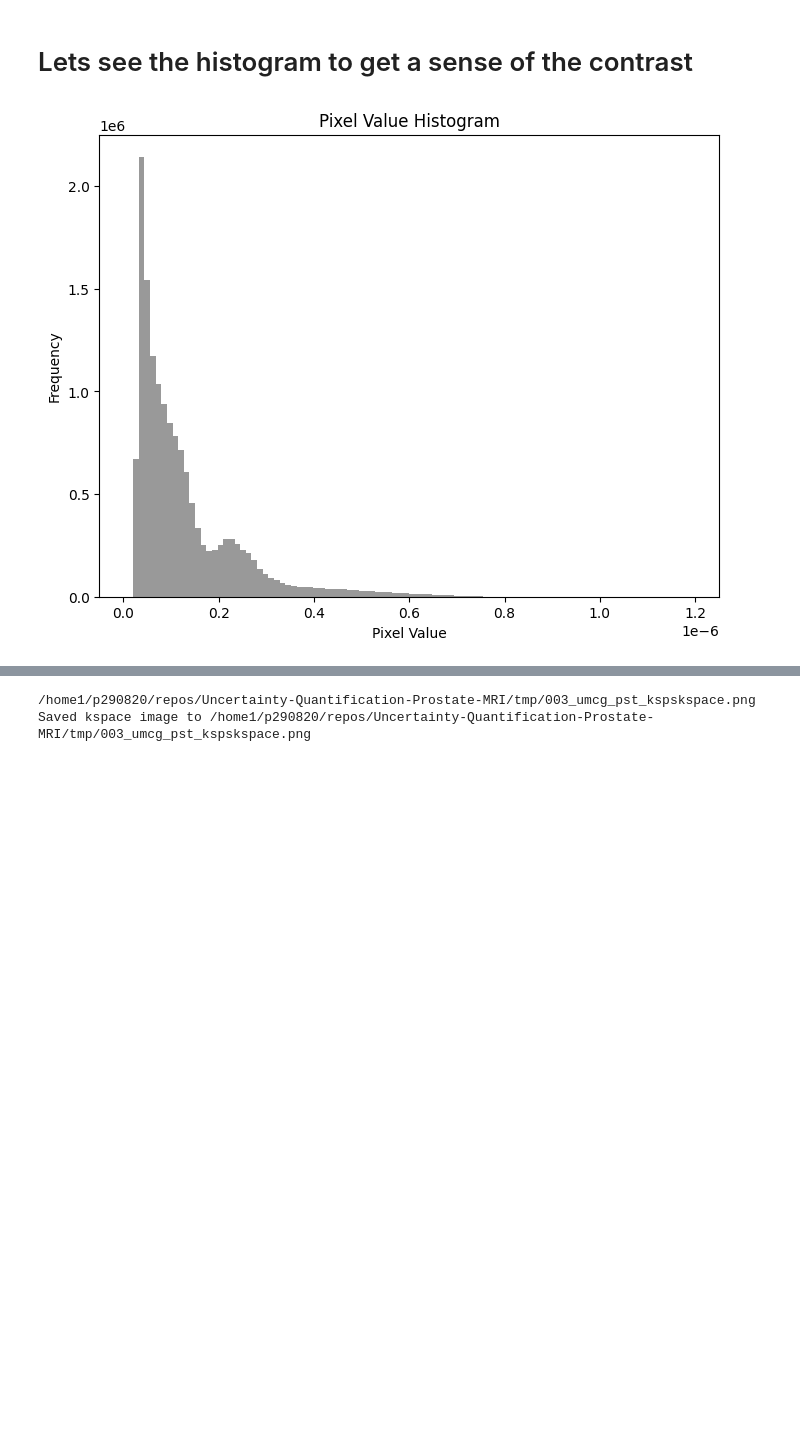
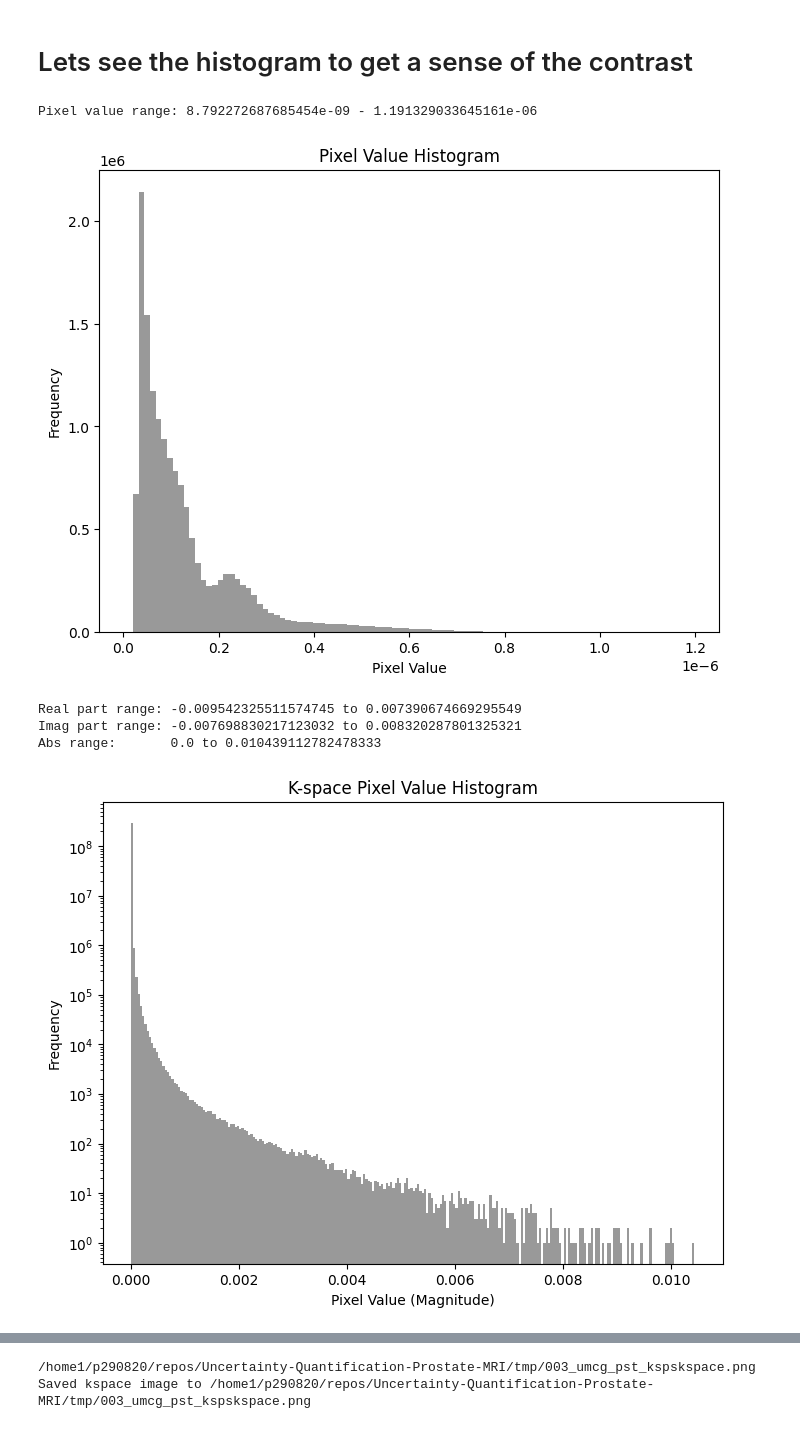
Before and after one commit to Quintin1995/Uncertainty-Quantification-Prostate-MRI, a Jupyter notebook: scripts/03_UQ_test.ipynb, the cells around one changed output, grey strips where cells are left out. Saved outputs shown, nothing was run; the diff lists cells and outputs as text; code cells hidden in the pictures; blank space fills up the shorter version.

```diff
--- a/scripts/03_UQ_test.ipynb
+++ b/scripts/03_UQ_test.ipynb
@@ -420,29 +451,97 @@ pat3 reconstructed image dtype: float32
 # %% [markdown]
 # Lets see the histogram to get a sense of the contrast
 # %%
-def make_histogram(img_3d: np.ndarray) -> None:
+def make_histogram_of_image(img_3d: np.ndarray) -> None:
     """
     Create a histogram of the pixel values in the 3D image volume.
 
     Args:
         img_3d (np.ndarray): 3D image volume (slices, rows, columns).
     """
     assert isinstance(img_3d, np.ndarray), "img_3d must be a numpy array"
     assert img_3d.ndim == 3, f"Expected 3D (slices, rows, columns), got {img_3d.ndim}D"
 
-    # Flatten the image volume
     flat_img = img_3d.flatten()
+    print(f"Pixel value range: {flat_img.min()} - {flat_img.max()}")
 
-    # Create a histogram
     plt.figure(figsize=(8, 6))
     plt.hist(flat_img, bins=100, color='gray', alpha=0.8)
     plt.title("Pixel Value Histogram")
     plt.xlabel("Pixel Value")
     plt.ylabel("Frequency")
     plt.show()
 
+
+def make_histogram_of_multicoil_kspace(
+    k_space_4d: np.ndarray,
+    bins_mode: str = "auto",
+    log_scale: bool = False
+) -> None:
+    """
+    Create a histogram of the pixel values in a 4D multi-coil k-space volume.
+    Provides two options to address issues with very small or skewed data ranges:
+      1) Control the binning strategy (e.g., fewer bins).
+      2) Plot frequency on a log scale.
+
+    Args:
+        k_space_4d (np.ndarray): 4D array (slices, coils, rows, columns), dtype=complex64.
+        bins_mode (str):
+            - "auto": Let matplotlib choose an automatic bin size.
+            - "fewer": Use fewer bins (e.g. 500).
+            - "many": Use more bins (e.g. 10_000).
+        log_scale (bool):
+            - If True, the y-axis is displayed on a log scale.
+    """
+    assert isinstance(k_space_4d, np.ndarray), "k_space_4d must be a numpy array"
+    assert k_space_4d.ndim in [3,4], f"Expected 3D or 4D (slices, [coils], rows, columns), got {k_space_4d.ndim}D"
+    assert np.iscomplexobj(k_space_4d), "k_space_4d must be complex-valued"
+
+    # Flatten the k-space data
+    flat_k_space = k_space_4d.flatten()
+
+    # Print real/imag ranges and absolute value range
+    print(f"Real part range: {np.real(flat_k_space).min()} to {np.real(flat_k_space).max()}")
+    print(f"Imag part range: {np.imag(flat_k_space).min()} to {np.imag(flat_k_space).max()}")
+    print(f"Abs range:       {np.abs(flat_k_space).min()} to {np.abs(flat_k_space).max()}")
+
+    # Decide on binning strategy
+    if bins_mode == "auto":
+        bins = "auto"  # Let matplotlib decide
+    elif bins_mode == "fewer":
+        bins = 250
+    elif bins_mode == "many":
+        bins = 10_000
+    else:
+        raise ValueError(f"Unknown bins_mode: {bins_mode}")
+
+    # Prepare figure
+    plt.figure(figsize=(8, 6))
+
+    # Plot the histogram of absolute values
+    plt.hist(np.abs(flat_k_space), bins=bins, color='gray', alpha=0.8)
+
+    # Apply log scale on the y-axis if requested
+    if log_scale:
+        plt.yscale('log')
+
+    plt.title("K-space Pixel Value Histogram")
+    plt.xlabel("Pixel Value (Magnitude)")
+    plt.ylabel("Frequency")
+    plt.show()
+
+
 # Create a histogram of the pixel values in the post-processed image
-make_histogram(pat3_recon_post)
+make_histogram_of_image(pat3_recon_post)
+# make_histogram_of_multicoil_kspace(pat3["combined_kspace"][:, 0, :, :], bins_mode="auto", log_scale=False)
+# make_histogram_of_multicoil_kspace(pat3["combined_kspace"][:, 0, :, :], bins_mode="fewer", log_scale=False)
+
+# This
+make_histogram_of_multicoil_kspace(pat3["combined_kspace"], bins_mode="fewer", log_scale=True)
 # %% [output]
+Pixel value range: 8.792272687685454e-09 - 1.191329033645161e-06
 [figure]
+Real part range: -0.009542325511574745 to 0.007390674669295549
+Imag part range: -0.007698830217123032 to 0.008320287801325321
+Abs range:       0.0 to 0.010439112782478333
+[figure, added]
 # %% [markdown]
```
Also changed, not shown: parts of 16 cells of this notebook.
